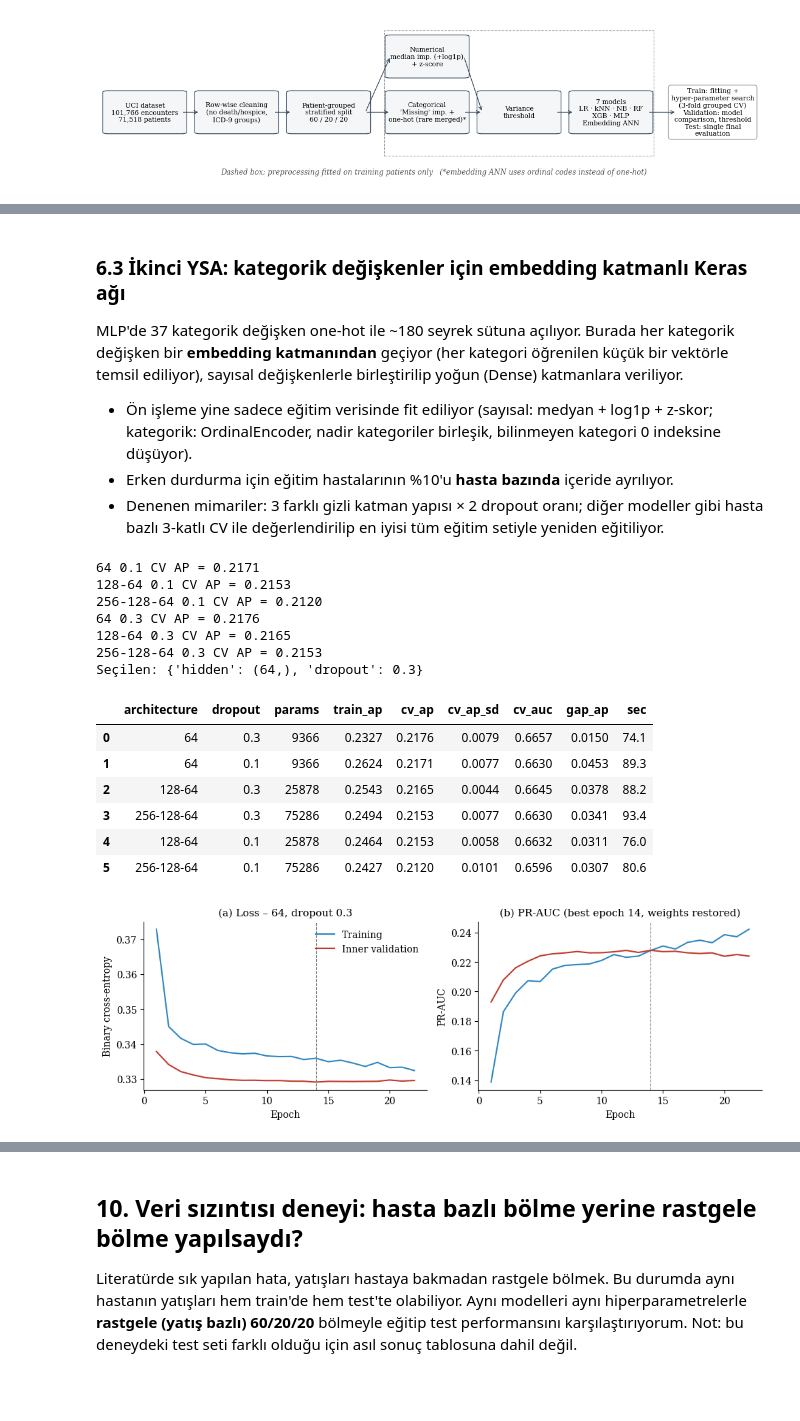
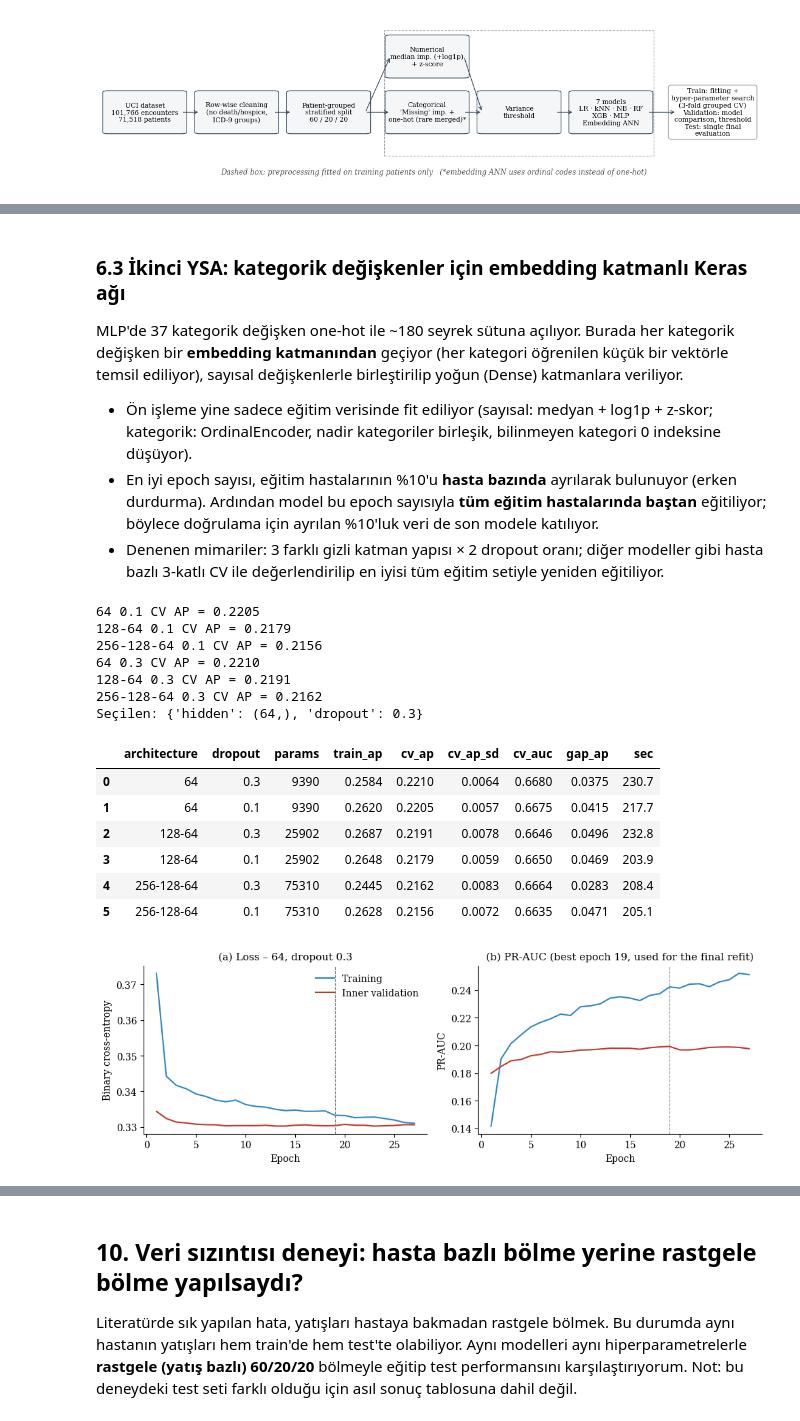
Before and after one commit to ReyhanOnbasi/YSA-F26-diabetes-readmission, a Jupyter notebook: YSA_F26_readmission.ipynb, the cells around one changed output, grey strips where cells are left out. Saved outputs shown, nothing was run; the diff lists cells and outputs as text; code cells hidden in the pictures; blank space fills up the shorter version.

```diff
--- a/YSA_F26_readmission.ipynb
+++ b/YSA_F26_readmission.ipynb
@@ -483,10 +518,9 @@ def get_models():
                  "subsample": uniform(0.6, 0.4), "colsample_bytree": uniform(0.5, 0.5),
                  "reg_lambda": loguniform(0.1, 10)}, 25),
         "MLP": (MLPClassifier(activation="relu", solver="adam", learning_rate_init=1e-3, batch_size=256,
-                              max_iter=200, early_stopping=True, validation_fraction=0.1,
-                              n_iter_no_change=10, random_state=SEED),
+                              early_stopping=False, n_iter_no_change=1000, random_state=SEED),
                 {"hidden_layer_sizes": [(32,), (128,), (64, 32), (256, 128), (256, 128, 64)],
-                 "alpha": [1e-4, 1e-2, 1e-1]}, None),
+                 "alpha": [1e-4, 1e-2, 1e-1], "max_iter": [15, 40, 80]}, None),
     }
 
 
@@ -500,18 +534,25 @@ for a, b in inner_splits:
     assert not set(g_train[a]) & set(g_train[b])
 
 
-def cv_eval(fit_fn):
+def cv_eval(fit_fn, mlp_epochs=None):
     # fit_fn(X, y, groups) -> predict_proba metodu olan, eğitilmiş model
-    ap, auc, tr = [], [], []
+    # mlp_epochs verilirse MLP'nin her katta gerçekten bu kadar epoch eğitildiği kontrol ediliyor
+    ap, auc, tr, epochs = [], [], [], []
     for a, b in inner_splits:
         m = fit_fn(X_train.iloc[a], y_train[a], g_train[a])
+        if mlp_epochs is not None:
+            epochs.append(int(m.named_steps["clf"].n_iter_))
+            assert epochs[-1] == int(mlp_epochs), f"MLP epoch uyuşmazlığı: {epochs[-1]} != {mlp_epochs}"
         p = m.predict_proba(X_train.iloc[b][FEATURES])[:, 1]
         ap.append(average_precision_score(y_train[b], p))
         auc.append(roc_auc_score(y_train[b], p))
         s_idx = a[:: max(1, len(a) // 10000)][:10000]
         tr.append(average_precision_score(y_train[s_idx], m.predict_proba(X_train.iloc[s_idx][FEATURES])[:, 1]))
-    return {"cv_ap": np.mean(ap), "cv_ap_sd": np.std(ap), "cv_auc": np.mean(auc), "train_ap": np.mean(tr),
-            "gap_ap": np.mean(tr) - np.mean(ap)}, m
+    res = {"cv_ap": np.mean(ap), "cv_ap_sd": np.std(ap), "cv_auc": np.mean(auc), "train_ap": np.mean(tr),
+           "gap_ap": np.mean(tr) - np.mean(ap)}
+    if mlp_epochs is not None:
+        res.update({f"epochs_fold_{k}": e for k, e in enumerate(epochs, start=1)})
+    return res, m
 
 
 def candidates(space, n_iter):
@@ -524,7 +565,8 @@ def tune(name, clf, space, n_iter):
     rows = []
     for params in candidates(space, n_iter):
         t0 = time.time()
-        res, _ = cv_eval(lambda X, y, g: make_pipe(clone(clf).set_params(**params)).fit(X[FEATURES], y))
+        res, _ = cv_eval(lambda X, y, g: make_pipe(clone(clf).set_params(**params)).fit(X[FEATURES], y),
+                         mlp_epochs=params["max_iter"] if name == "MLP" else None)
         res.update({"model": name, "params": params, "sec": round(time.time() - t0, 1)})
         rows.append(res)
     return pd.DataFrame(rows).sort_values("cv_ap", ascending=False).reset_index(drop=True)
@@ -645,7 +693,7 @@ save_fig("fig5_mlp_learning_curves")
 ### 6.3 İkinci YSA: kategorik değişkenler için embedding katmanlı Keras ağı
 MLP'de 37 kategorik değişken one-hot ile ~180 seyrek sütuna açılıyor. Burada her kategorik değişken bir **embedding katmanından** geçiyor (her kategori öğrenilen küçük bir vektörle temsil ediliyor), sayısal değişkenlerle birleştirilip yoğun (Dense) katmanlara veriliyor.
 - Ön işleme yine sadece eğitim verisinde fit ediliyor (sayısal: medyan + log1p + z-skor; kategorik: OrdinalEncoder, nadir kategoriler birleşik, bilinmeyen kategori 0 indeksine düşüyor).
-- Erken durdurma için eğitim hastalarının %10'u **hasta bazında** içeride ayrılıyor.
+- En iyi epoch sayısı, eğitim hastalarının %10'u **hasta bazında** ayrılarak bulunuyor (erken durdurma). Ardından model bu epoch sayısıyla **tüm eğitim hastalarında baştan** eğitiliyor; böylece doğrulama için ayrılan %10'luk veri de son modele katılıyor.
 - Denenen mimariler: 3 farklı gizli katman yapısı × 2 dropout oranı; diğer modeller gibi hasta bazlı 3-katlı CV ile değerlendirilip en iyisi tüm eğitim setiyle yeniden eğitiliyor.
 # %%
 class EmbeddingANN:
@@ -667,7 +715,7 @@ class EmbeddingANN:
         parts = [num_in]
         for i, card in enumerate(self.cards_):
             dim = int(min(self.emb_max, (card + 1) // 2))
-            col = layers.Lambda(lambda t, i=i: t[:, i])(cat_in)
+            col = layers.Lambda(lambda t, i=i: t[:, i], output_shape=())(cat_in)
             parts.append(layers.Embedding(card, dim)(col))
         x = layers.Concatenate()(parts)
         for h in self.hidden:
@@ -680,7 +728,8 @@ class EmbeddingANN:
         return model
 
     def fit(self, X, y, groups):
-        a, b = next(GroupShuffleSplit(n_splits=1, test_size=0.1, random_state=self.seed).split(X, y, groups))
+        a, b = next(StratifiedGroupKFold(n_splits=10, shuffle=True, random_state=self.seed).split(X, y, groups))
+        assert not set(np.asarray(groups)[a]) & set(np.asarray(groups)[b])
         self.num_ = ColumnTransformer([
             ("num", Pipeline([("imp", SimpleImputer(strategy="median")), ("sc", StandardScaler())]), NUM_PLAIN),
             ("skew", Pipeline([("imp", SimpleImputer(strategy="median")),
@@ -698,6 +747,20 @@ class EmbeddingANN:
         self.history_ = self.model_.fit(tr, np.asarray(y)[a], validation_data=(va, np.asarray(y)[b]),
                                         epochs=self.max_epochs, batch_size=self.batch_size,
                                         callbacks=[es], verbose=0).history
+
+        # En iyi epoch sadece grup-ayrık iç eğitim/validasyon hastaları ile belirlenir.
+        self.best_epoch_ = int(np.argmax(self.history_["val_pr_auc"])) + 1
+        # Son model, diğer hastaları dışarıda bırakmadan sıfırdan ve tam eğitim
+        # bölmesi üzerinde kurulur. Dış validation/test etiketlerine dokunulmaz.
+        self.num_.fit(X[NUM_PLAIN + SKEWED])
+        self.cat_.fit(X[CAT_COLS])
+        full = self._transform(X)
+        self.cards_ = [int(full["cat"][:, i].max()) + 1 for i in range(len(CAT_COLS))]
+        self.model_ = self._build(full["num"].shape[1])
+        self.full_refit_history_ = self.model_.fit(
+            full, np.asarray(y), epochs=self.best_epoch_, batch_size=self.batch_size,
+            verbose=0).history
+        self.n_fit_patients_ = len(set(groups))
         return self
 
     def predict_proba(self, X):
@@ -724,40 +787,40 @@ print("Seçilen:", best_ann2)
 ann2_final = EmbeddingANN(**best_ann2).fit(X_train[FEATURES], y_train, g_train)   # tüm eğitim seti
 ann2_res.round(4)
 # %% [output]
-64 0.1 CV AP = 0.2171
-128-64 0.1 CV AP = 0.2153
-256-128-64 0.1 CV AP = 0.2120
-64 0.3 CV AP = 0.2176
-128-64 0.3 CV AP = 0.2165
-256-128-64 0.3 CV AP = 0.2153
+64 0.1 CV AP = 0.2205
+128-64 0.1 CV AP = 0.2179
+256-128-64 0.1 CV AP = 0.2156
+64 0.3 CV AP = 0.2210
+128-64 0.3 CV AP = 0.2191
+256-128-64 0.3 CV AP = 0.2162
 Seçilen: {'hidden': (64,), 'dropout': 0.3}
 |  | architecture | dropout | params | train_ap | cv_ap | cv_ap_sd | cv_auc | gap_ap | sec |
-| 0 | 64 | 0.3 | 9366 | 0.2327 | 0.2176 | 0.0079 | 0.6657 | 0.0150 | 74.1 |
-| 1 | 64 | 0.1 | 9366 | 0.2624 | 0.2171 | 0.0077 | 0.6630 | 0.0453 | 89.3 |
-| 2 | 128-64 | 0.3 | 25878 | 0.2543 | 0.2165 | 0.0044 | 0.6645 | 0.0378 | 88.2 |
-| 3 | 256-128-64 | 0.3 | 75286 | 0.2494 | 0.2153 | 0.0077 | 0.6630 | 0.0341 | 93.4 |
-| 4 | 128-64 | 0.1 | 25878 | 0.2464 | 0.2153 | 0.0058 | 0.6632 | 0.0311 | 76.0 |
-| 5 | 256-128-64 | 0.1 | 75286 | 0.2427 | 0.2120 | 0.0101 | 0.6596 | 0.0307 | 80.6 |
+| 0 | 64 | 0.3 | 9390 | 0.2584 | 0.2210 | 0.0064 | 0.6680 | 0.0375 | 230.7 |
+| 1 | 64 | 0.1 | 9390 | 0.2620 | 0.2205 | 0.0057 | 0.6675 | 0.0415 | 217.7 |
+| 2 | 128-64 | 0.3 | 25902 | 0.2687 | 0.2191 | 0.0078 | 0.6646 | 0.0496 | 232.8 |
+| 3 | 128-64 | 0.1 | 25902 | 0.2648 | 0.2179 | 0.0059 | 0.6650 | 0.0469 | 203.9 |
+| 4 | 256-128-64 | 0.3 | 75310 | 0.2445 | 0.2162 | 0.0083 | 0.6664 | 0.0283 | 208.4 |
+| 5 | 256-128-64 | 0.1 | 75310 | 0.2628 | 0.2156 | 0.0072 | 0.6635 | 0.0471 | 205.1 |
 # %%
 h = ann2_final.history_
 ep = np.arange(1, len(h["loss"]) + 1)
 best_ep = int(np.argmax(h["val_pr_auc"])) + 1
 fig, axes = plt.subplots(1, 2, figsize=(10, 3.4))
 axes[0].plot(ep, h["loss"], color="#2E86C1", label="Training")
 axes[0].plot(ep, h["val_loss"], color="#C0392B", label="Inner validation")
 axes[0].set_ylabel("Binary cross-entropy")
 axes[1].plot(ep, h["pr_auc"], color="#2E86C1", label="Training")
 axes[1].plot(ep, h["val_pr_auc"], color="#C0392B", label="Inner validation")
 axes[1].set_ylabel("PR-AUC")
 for ax in axes:
     ax.axvline(best_ep, ls="--", color="grey", lw=0.8)
     ax.set_xlabel("Epoch")
 axes[0].legend(frameon=False)
 axes[0].set_title(f"(a) Loss – {ann2_res.loc[0, 'architecture']}, dropout {best_ann2['dropout']}")
-axes[1].set_title(f"(b) PR-AUC (best epoch {best_ep}, weights restored)")
+axes[1].set_title(f"(b) PR-AUC (best epoch {best_ep}, used for the final refit)")
 plt.tight_layout()
 save_fig("fig13_ann2_training")
 # %% [output]
-[figure, old version]
+[figure, new version]
 # %% [markdown]
 ## 7. Seçilen modeller: validation sonuçları, eşik seçimi ve overfitting
```
Also changed, not shown: parts of 34 cells of this notebook, 26 other files.
